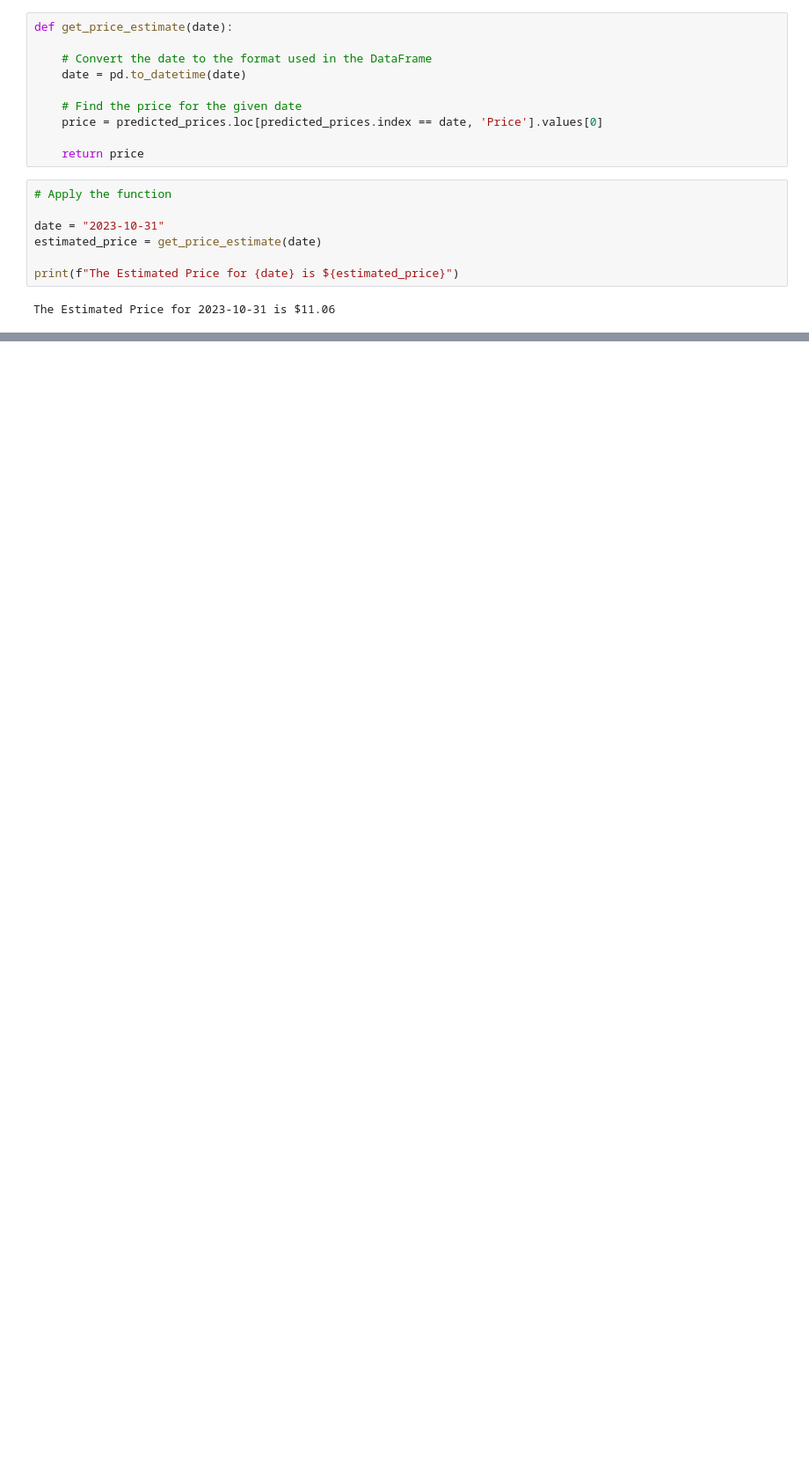
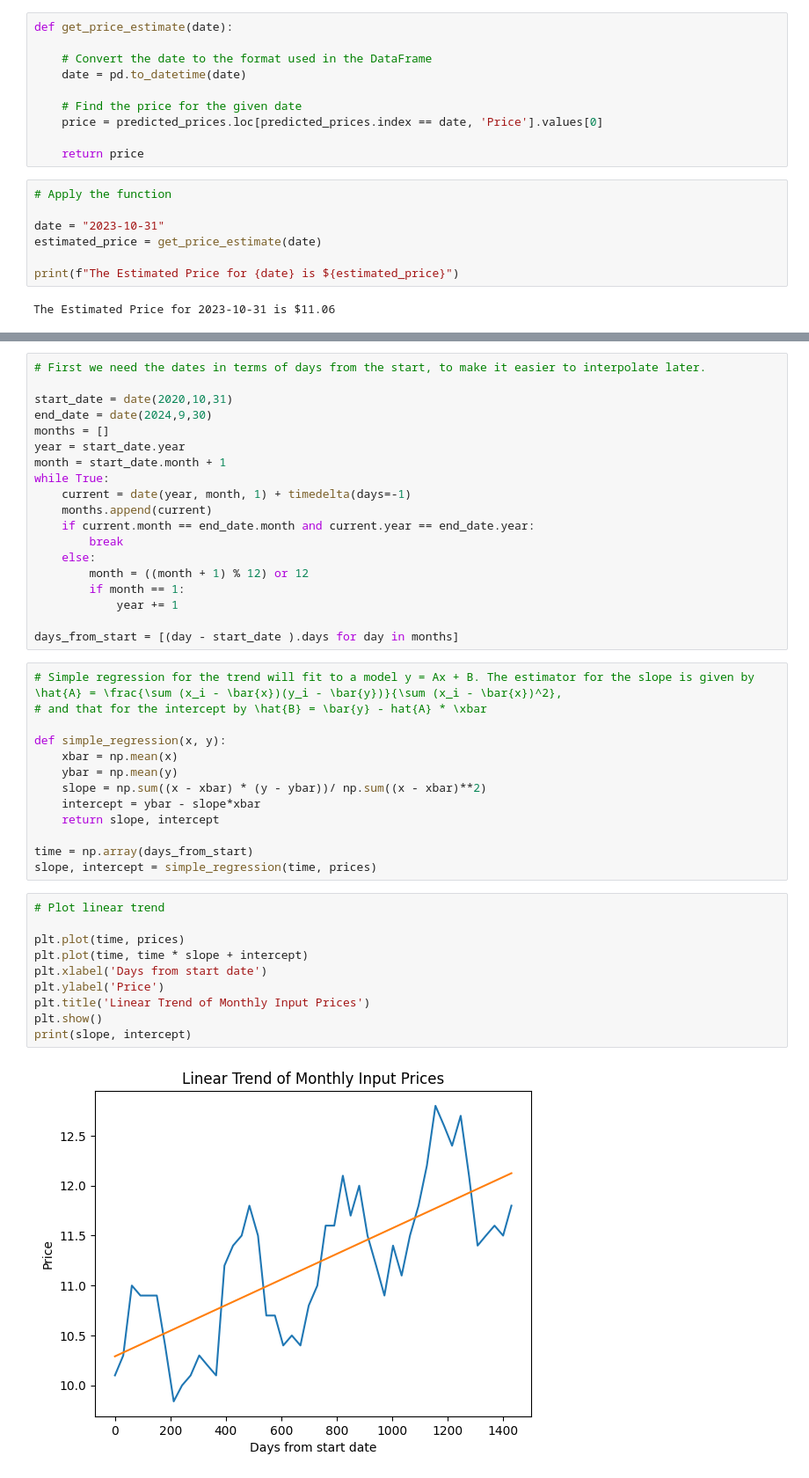
Before and after one commit to Veleces/Project, a Jupyter notebook: Natural Gas Time Series Forecasting.ipynb, the cells around one changed output, grey strips where cells are left out. Shown: that part at 88% size. Saved outputs shown, nothing was run; the diff lists cells and outputs as text; blank space fills up the shorter version.

```diff
--- a/Natural Gas Time Series Forecasting.ipynb
+++ b/Natural Gas Time Series Forecasting.ipynb
@@ -242,0 +273,44 @@ The Estimated Price for 2023-10-31 is $11.06
+# %%
+# First we need the dates in terms of days from the start, to make it easier to interpolate later.
+
+start_date = date(2020,10,31)
+end_date = date(2024,9,30)
+months = []
+year = start_date.year
+month = start_date.month + 1
+while True:
+    current = date(year, month, 1) + timedelta(days=-1)
+    months.append(current)
+    if current.month == end_date.month and current.year == end_date.year:
+        break
+    else:
+        month = ((month + 1) % 12) or 12
+        if month == 1:
+            year += 1
+
+days_from_start = [(day - start_date ).days for day in months]
+# %%
+# Simple regression for the trend will fit to a model y = Ax + B. The estimator for the slope is given by \hat{A} = \frac{\sum (x_i - \bar{x})(y_i - \bar{y})}{\sum (x_i - \bar{x})^2},
+# and that for the intercept by \hat{B} = \bar{y} - hat{A} * \xbar
+
+def simple_regression(x, y):
+    xbar = np.mean(x)
+    ybar = np.mean(y)
+    slope = np.sum((x - xbar) * (y - ybar))/ np.sum((x - xbar)**2)
+    intercept = ybar - slope*xbar
+    return slope, intercept
+
+time = np.array(days_from_start)
+slope, intercept = simple_regression(time, prices)
+# %%
+# Plot linear trend
+
+plt.plot(time, prices)
+plt.plot(time, time * slope + intercept)
+plt.xlabel('Days from start date')
+plt.ylabel('Price')
+plt.title('Linear Trend of Monthly Input Prices')
+plt.show()
+print(slope, intercept)
+# %% [output]
+[figure, added]
```
Also changed, not shown: parts of 15 cells of this notebook.
